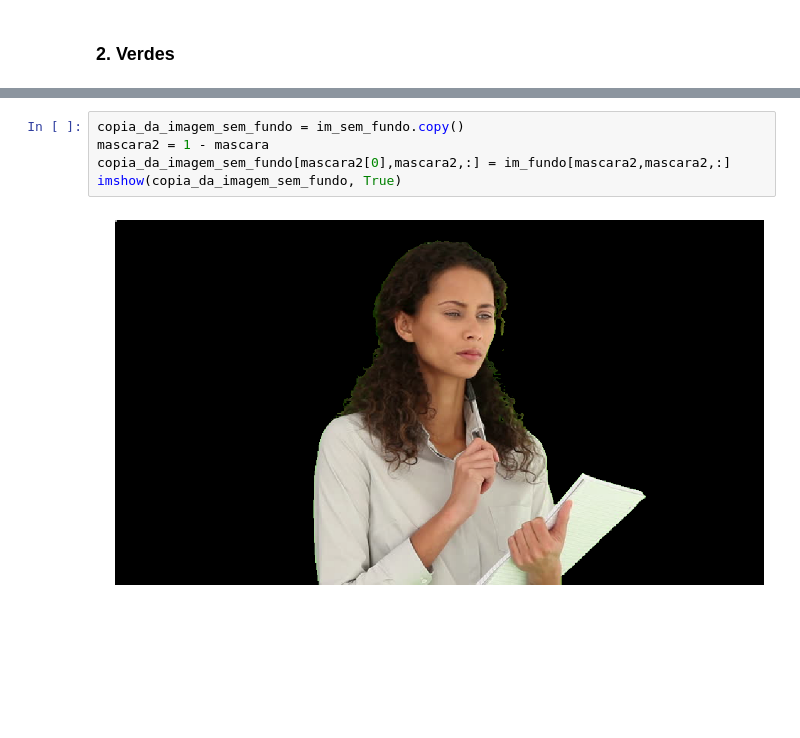
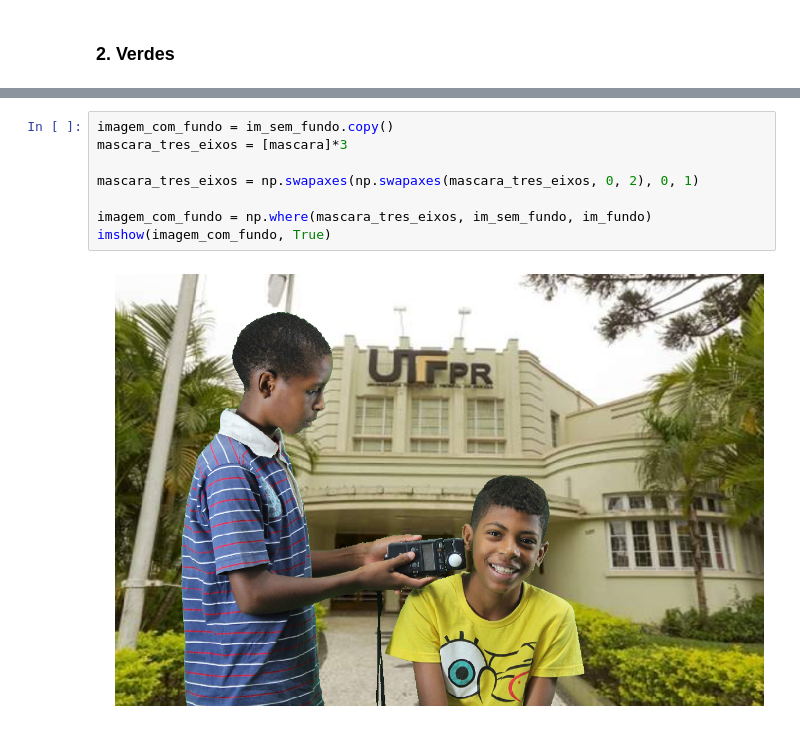
Before and after one commit to cordeirolibel/pdi, a Jupyter notebook: T05/T05.ipynb, the cells around one changed output, grey strips where cells are left out. Drawn from its saved outputs; the diff is of its cells as text; blank space fills up the shorter version.

```diff
--- a/T05/T05.ipynb
+++ b/T05/T05.ipynb
@@ -63,7 +63,10 @@ imshow(im_sem_fundo, True)
-# %%
-copia_da_imagem_sem_fundo = im_sem_fundo.copy()
-mascara2 = 1 - mascara
-copia_da_imagem_sem_fundo[mascara2[0],mascara2,:] = im_fundo[mascara2,mascara2,:]
-imshow(copia_da_imagem_sem_fundo, True)
-# %% [output]
-[figure, removed]
+# %%
+imagem_com_fundo = im_sem_fundo.copy()
+mascara_tres_eixos = [mascara]*3
+
+mascara_tres_eixos = np.swapaxes(np.swapaxes(mascara_tres_eixos, 0, 2), 0, 1)
+
+imagem_com_fundo = np.where(mascara_tres_eixos, im_sem_fundo, im_fundo)
+imshow(imagem_com_fundo, True)
+# %% [output]
+[figure, added]
```
Also changed, not shown: parts of 4 cells of this notebook.
